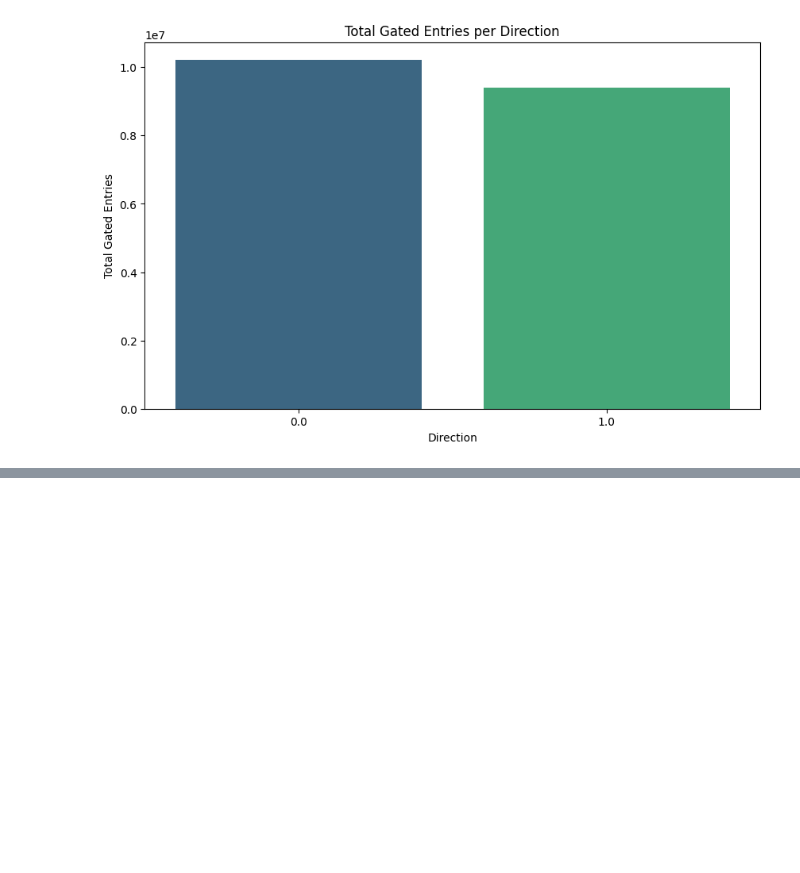
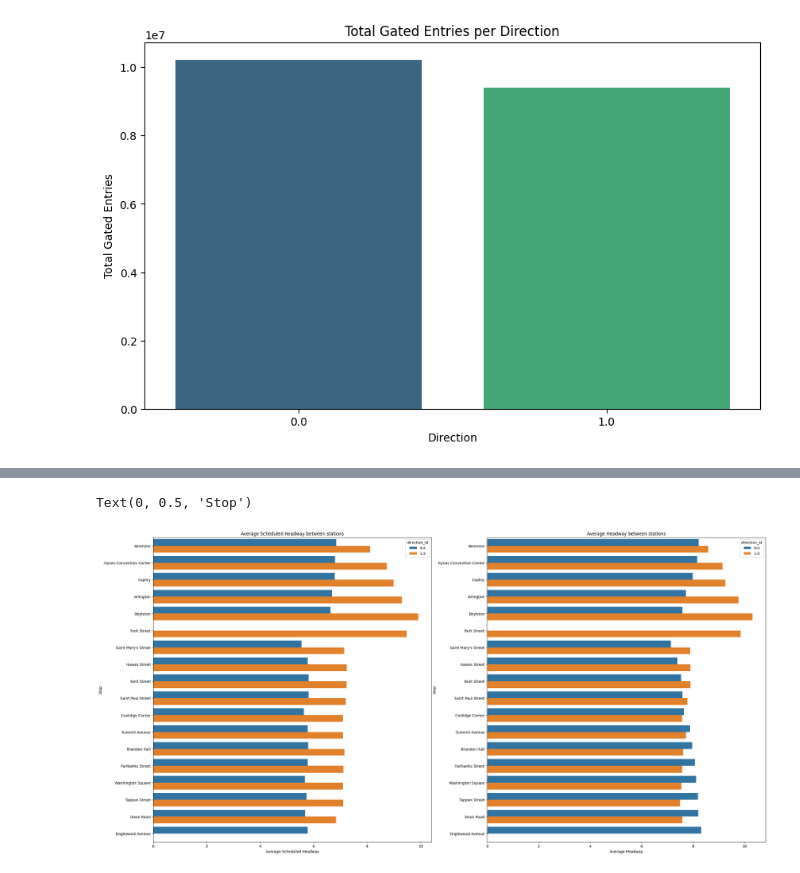
Before and after one commit to kevin-r-murphy/BA888-MBTA, a Jupyter notebook: MBTA_RapidTransit.ipynb, the cells around one changed output, grey strips where cells are left out. Saved outputs shown, nothing was run; the diff lists cells and outputs as text; code cells hidden in the pictures; blank space fills up the shorter version.

```diff
--- a/MBTA_RapidTransit.ipynb
+++ b/MBTA_RapidTransit.ipynb
@@ -437,0 +536,3 @@ Passing `palette` without assigning `hue` is deprecated and will be removed in v
+# %%
+stop_times_green_c = stop_times_green_c[['trip_id','stop_id','stop_name', 'direction_id','service_date', 'departure_time', 'service_time', 'headway_mins']]
+stop_times_green_c['service_time'] = stop_times_green_c['service_time'].dt.time
@@ -437,0 +544,4 @@ Passing `palette` without assigning `hue` is deprecated and will be removed in v
+# %%
+stop_times_green_c.sort_values(by = ['trip_id','service_date', 'departure_time'], inplace = True)
+stop_times_green_c['prev_stop'] = stop_times_green_c.groupby(['trip_id', 'service_date'])['stop_name'].shift(1)
+stop_times_green_c.head()
@@ -437,0 +580,8 @@ Passing `palette` without assigning `hue` is deprecated and will be removed in v
+# %%
+stop_times_green_c.sort_values(by = ['direction_id','stop_id','service_date', 'departure_time'], inplace = True)
+stop_times_green_c['departure_time'] = stop_times_green_c['departure_time'].apply(lambda x: x if int(x.split(':')[0]) < 24 else str(int(x.split(':')[0])-24).zfill(2) + ':' + x.split(':')[1] + ':00')
+stop_times_green_c['sched_diff'] = (pd.to_datetime(stop_times_green_c['departure_time'], format="%H:%M:%S") - pd.to_datetime(stop_times_green_c.groupby(['direction_id','stop_id','service_date'])['departure_time'].shift(1),format = "%H:%M:%S")).dt.seconds/60
+stop_times_green_c.sort_values(by = ['direction_id','stop_id','service_date', 'service_time'], inplace = True)
+stop_times_green_c['actual_diff'] = (pd.to_datetime(stop_times_green_c['service_time'], format="%H:%M:%S") - pd.to_datetime(stop_times_green_c.groupby(['direction_id','stop_id','service_date'])['service_time'].shift(1),format = "%H:%M:%S")).dt.seconds/60
+stop_times_green_c = stop_times_green_c[(stop_times_green_c['departure_time'] > '03:00:00') | (stop_times_green_c['service_time'] > pd.to_datetime('03:00:00').time())]
+stop_times_green_c.head()
@@ -437,0 +595,7 @@ Passing `palette` without assigning `hue` is deprecated and will be removed in v
+# %%
+stop_times_green_c.dropna(inplace = True)
+stop_times_green_c = stop_times_green_c[(stop_times_green_c['sched_diff'] < 60) & (stop_times_green_c['actual_diff'] < 60)]
+stop_times_green_c_out = stop_times_green_c.groupby(['direction_id','stop_id', 'stop_name'])[['sched_diff','actual_diff']].agg(['mean', 'median','std', 'min', 'max', 'count']).reset_index()
+stop_times_green_c_out.columns = ['_'.join(col).strip('_') for col in stop_times_green_c_out.columns.values]
+stop_times_green_c_out = stop_times_green_c_out[stop_times_green_c_out['actual_diff_count'] > 100]
+stop_times_green_c_out.head()
@@ -437,0 +612,13 @@ Passing `palette` without assigning `hue` is deprecated and will be removed in v
+# %%
+fig,axs = plt.subplots(ncols=2, figsize = (30,15))
+sns.barplot(data = stop_times_green_c_out.sort_values(by = 'stop_id'),y = 'stop_name', x = 'sched_diff_std',hue = 'direction_id', orient = 'h', ax=axs[0])
+sns.barplot(data = stop_times_green_c_out.sort_values(by = 'stop_id'),y = 'stop_name', x = 'actual_diff_std',hue = 'direction_id', orient = 'h', ax=axs[1])
+axs[0].set_title('Average Scheduled Headway between stations')
+axs[0].set_xlabel('Average Scheduled Headway')
+axs[0].set_ylabel('Stop')
+axs[1].set_title('Average Headway between stations')
+axs[1].set_xlabel('Average Headway')
+axs[1].set_ylabel('Stop')
+# %% [output]
+Text(0, 0.5, 'Stop')
+[figure, added]
```
Also changed, not shown: parts of 16 cells of this notebook.
